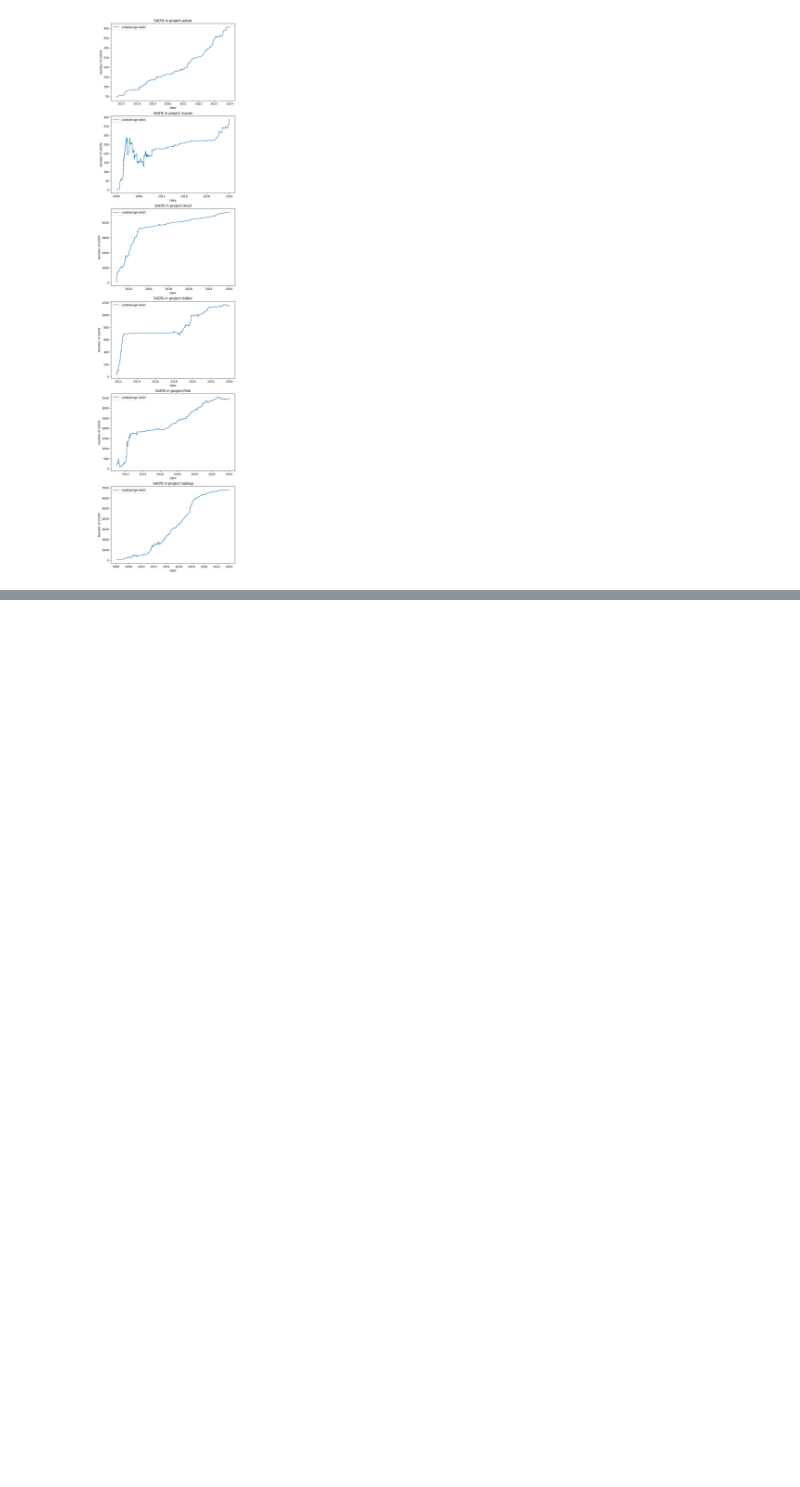
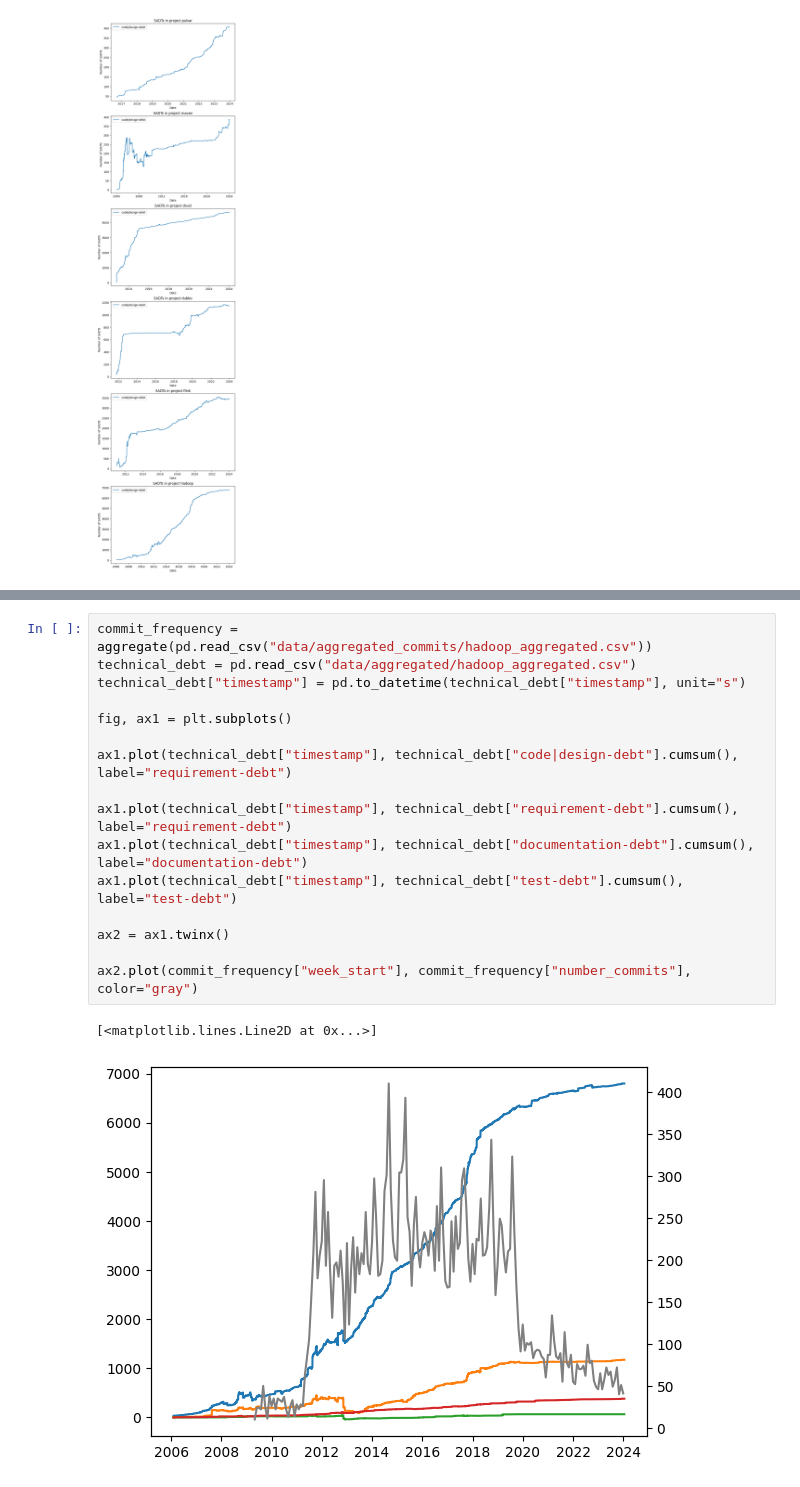
Before and after one commit to patricklindner/satd_finder, a Jupyter notebook: analysis.ipynb, the cells around one changed output, grey strips where cells are left out. Drawn from its saved outputs; the diff is of its cells as text; blank space fills up the shorter version.

```diff
--- a/analysis.ipynb
+++ b/analysis.ipynb
@@ -61,0 +93,19 @@ plt.show()
+# %%
+commit_frequency = aggregate(pd.read_csv("data/aggregated_commits/hadoop_aggregated.csv"))
+technical_debt = pd.read_csv("data/aggregated/hadoop_aggregated.csv")
+technical_debt["timestamp"] = pd.to_datetime(technical_debt["timestamp"], unit="s")
+
+fig, ax1 = plt.subplots()
+
+ax1.plot(technical_debt["timestamp"], technical_debt["code|design-debt"].cumsum(), label="requirement-debt")
+
+ax1.plot(technical_debt["timestamp"], technical_debt["requirement-debt"].cumsum(), label="requirement-debt")
+ax1.plot(technical_debt["timestamp"], technical_debt["documentation-debt"].cumsum(), label="documentation-debt")
+ax1.plot(technical_debt["timestamp"], technical_debt["test-debt"].cumsum(), label="test-debt")
+
+ax2 = ax1.twinx()
+
+ax2.plot(commit_frequency["week_start"], commit_frequency["number_commits"], color="gray")
+# %% [output]
+[<matplotlib.lines.Line2D at 0x...>]
+[figure, added]
```
Also changed, not shown: parts of 3 cells of this notebook, 14 other files.
